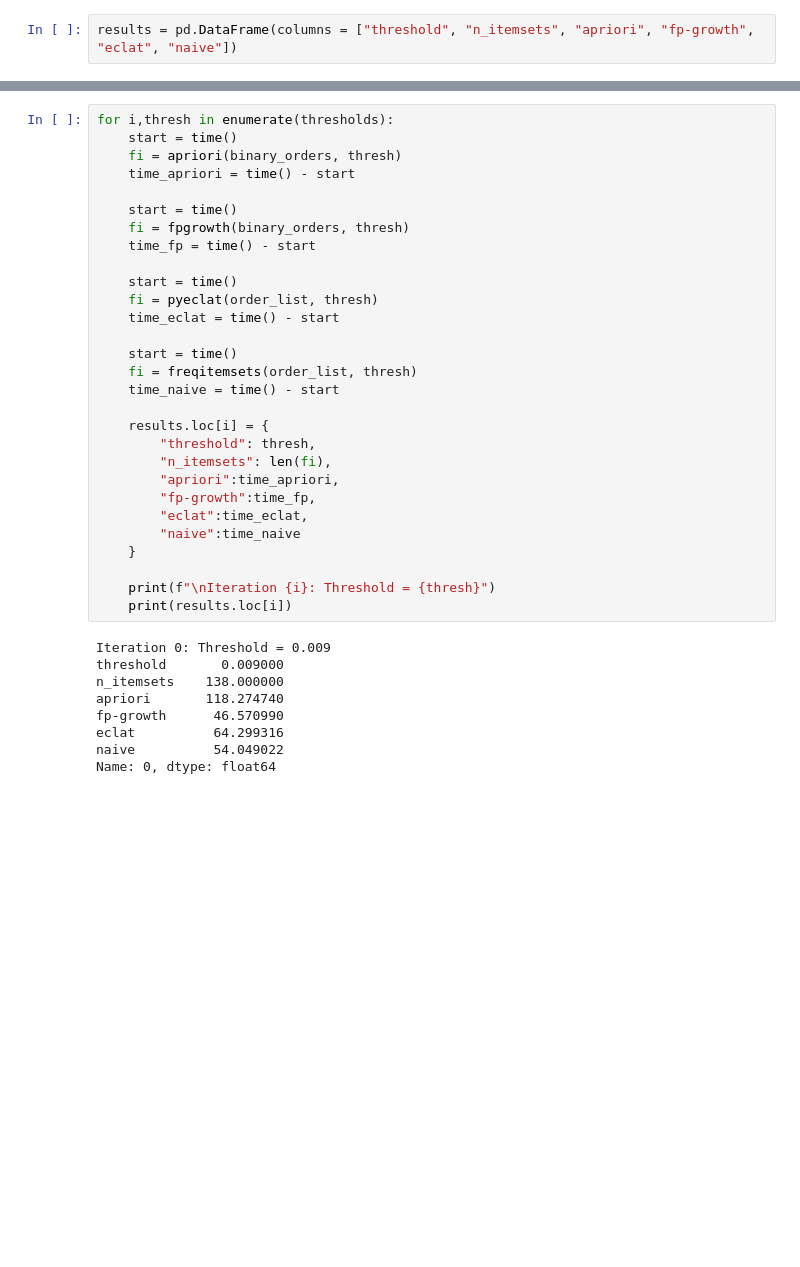
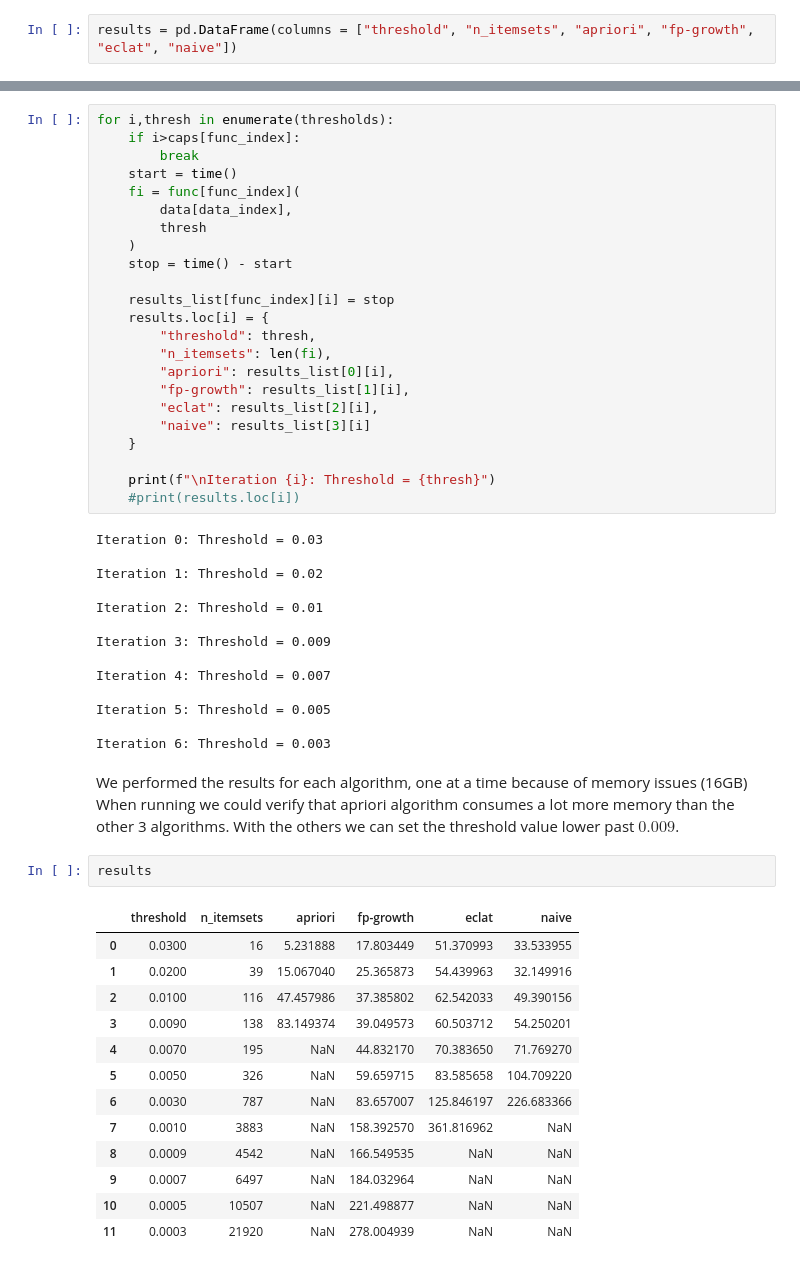
Before and after one commit to joelpoliveira/DataMiningCourse, a Jupyter notebook: Projeto/HA_2/main.ipynb, the cells around one changed output, grey strips where cells are left out. Cells and saved outputs as stored; diff of their text form; blank space fills up the shorter version.

```diff
--- a/Projeto/HA_2/main.ipynb
+++ b/Projeto/HA_2/main.ipynb
@@ -82,38 +96,56 @@ thresholds = [0.009,]
 # %%
 for i,thresh in enumerate(thresholds):
+    if i>caps[func_index]:
+        break
     start = time()
-    fi = apriori(binary_orders, thresh)
-    time_apriori = time() - start
+    fi = func[func_index](
+        data[data_index],
+        thresh
+    )
+    stop = time() - start
 
-    start = time()
-    fi = fpgrowth(binary_orders, thresh)
-    time_fp = time() - start
-
-    start = time()
-    fi = pyeclat(order_list, thresh)
-    time_eclat = time() - start
-
-    start = time()
-    fi = freqitemsets(order_list, thresh)
-    time_naive = time() - start
-
+    results_list[func_index][i] = stop
     results.loc[i] = {
         "threshold": thresh,
         "n_itemsets": len(fi),
-        "apriori":time_apriori,
-        "fp-growth":time_fp,
-        "eclat":time_eclat,
-        "naive":time_naive
+        "apriori": results_list[0][i],
+        "fp-growth": results_list[1][i],
+        "eclat": results_list[2][i],
+        "naive": results_list[3][i]
     }
 
     print(f"\nIteration {i}: Threshold = {thresh}")
-    print(results.loc[i])
+    #print(results.loc[i])
 # %% [output]
-Iteration 0: Threshold = 0.009
-threshold       0.009000
-n_itemsets    138.000000
-apriori       118.274740
-fp-growth      46.570990
-eclat          64.299316
-naive          54.049022
-Name: 0, dtype: float64
+Iteration 0: Threshold = 0.03
+
+Iteration 1: Threshold = 0.02
+
+Iteration 2: Threshold = 0.01
+
+Iteration 3: Threshold = 0.009
+
+Iteration 4: Threshold = 0.007
+
+Iteration 5: Threshold = 0.005
+
+Iteration 6: Threshold = 0.003
+# %% [markdown]
+We performed the results for each algorithm, one at a time because of memory issues (16GB) <br>
+When running we could verify that apriori algorithm consumes a lot more memory than the other 3 algorithms. With the others we can set the threshold value lower past $0.009$.
+# %%
+results
+# %% [output]
+|  | threshold | n_itemsets | apriori | fp-growth | eclat | naive |
+| 0 | 0.0300 | 16 | 5.231888 | 17.803449 | 51.370993 | 33.533955 |
+| 1 | 0.0200 | 39 | 15.067040 | 25.365873 | 54.439963 | 32.149916 |
+| 2 | 0.0100 | 116 | 47.457986 | 37.385802 | 62.542033 | 49.390156 |
+| 3 | 0.0090 | 138 | 83.149374 | 39.049573 | 60.503712 | 54.250201 |
+| 4 | 0.0070 | 195 | NaN | 44.832170 | 70.383650 | 71.769270 |
+| 5 | 0.0050 | 326 | NaN | 59.659715 | 83.585658 | 104.709220 |
+| 6 | 0.0030 | 787 | NaN | 83.657007 | 125.846197 | 226.683366 |
+| 7 | 0.0010 | 3883 | NaN | 158.392570 | 361.816962 | NaN |
+| 8 | 0.0009 | 4542 | NaN | 166.549535 | NaN | NaN |
+| 9 | 0.0007 | 6497 | NaN | 184.032964 | NaN | NaN |
+| 10 | 0.0005 | 10507 | NaN | 221.498877 | NaN | NaN |
+| 11 | 0.0003 | 21920 | NaN | 278.004939 | NaN | NaN |
```
Also changed, not shown: parts of 10 cells of this notebook, 2 other files.
